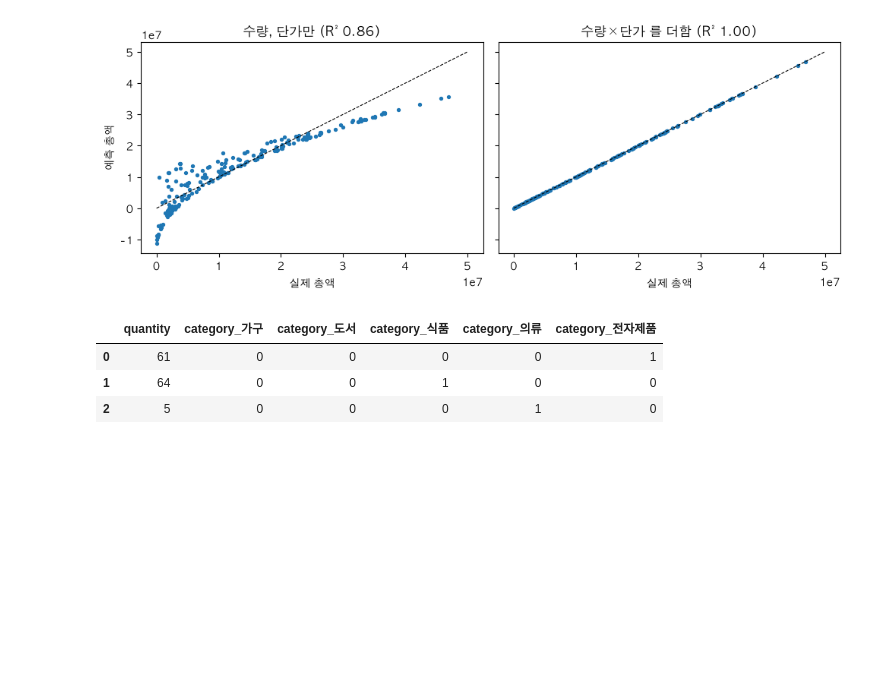
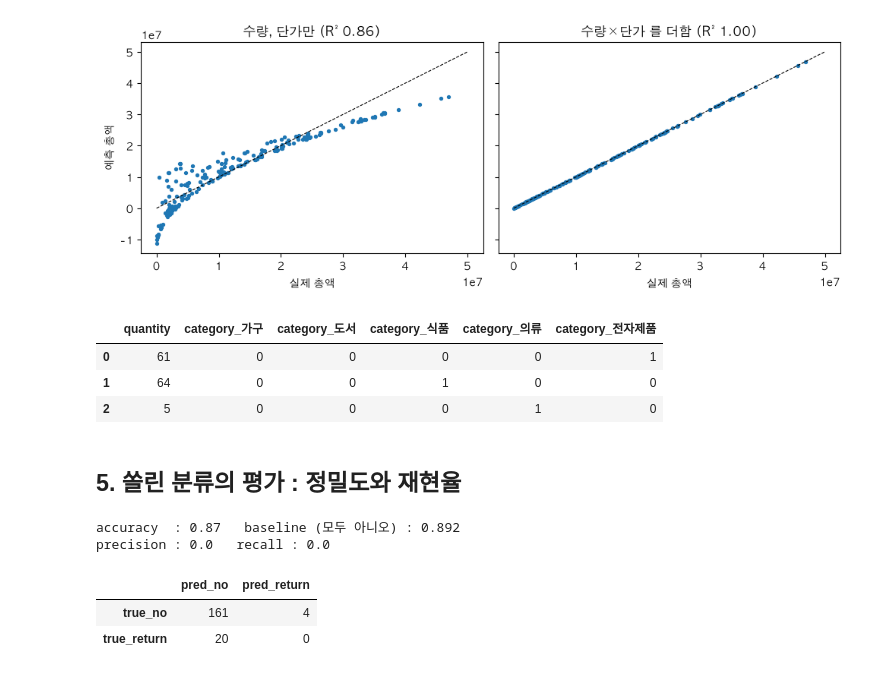
Before and after one commit to Im-Jongseok/data_analysis, a Jupyter notebook: ml3.ipynb, the cells around one changed output. Drawn from its saved outputs; the diff is of its cells as text; code cells hidden in the pictures; blank space fills up the shorter version.

Commit message:
[week13-prac5][feat] 3차시 5 반품 분류 정밀도와 재현율 평가

```diff
--- a/ml3.ipynb
+++ b/ml3.ipynb
@@ -157,3 +157,23 @@ pd.get_dummies(sales[["quantity", "category"]], dtype=int).head(3)
 | 0 | 61 | 0 | 0 | 0 | 0 | 1 |
 | 1 | 64 | 0 | 0 | 1 | 0 | 0 |
 | 2 | 5 | 0 | 0 | 0 | 1 | 0 |
+# %% [markdown]
+## 5. 쏠린 분류의 평가 : 정밀도와 재현율
+# %%
+from sklearn.metrics import confusion_matrix, precision_score, recall_score
+
+clf = DecisionTreeClassifier(max_depth=3, random_state=0).fit(Xr_train, yr_train)
+pred = clf.predict(Xr_test)
+print("accuracy  :", round(clf.score(Xr_test, yr_test), 3),
+      "  baseline (모두 아니오) :", round((yr_test == 0).mean(), 3))
+print("precision :", round(precision_score(yr_test, pred, zero_division=0), 3),
+      "  recall :", round(recall_score(yr_test, pred), 3))
+pd.DataFrame(confusion_matrix(yr_test, pred),
+             index=["true_no", "true_return"],
+             columns=["pred_no", "pred_return"])
+# %% [output]
+accuracy  : 0.87   baseline (모두 아니오) : 0.892
+precision : 0.0   recall : 0.0
+|  | pred_no | pred_return |
+| true_no | 161 | 4 |
+| true_return | 20 | 0 |
```
